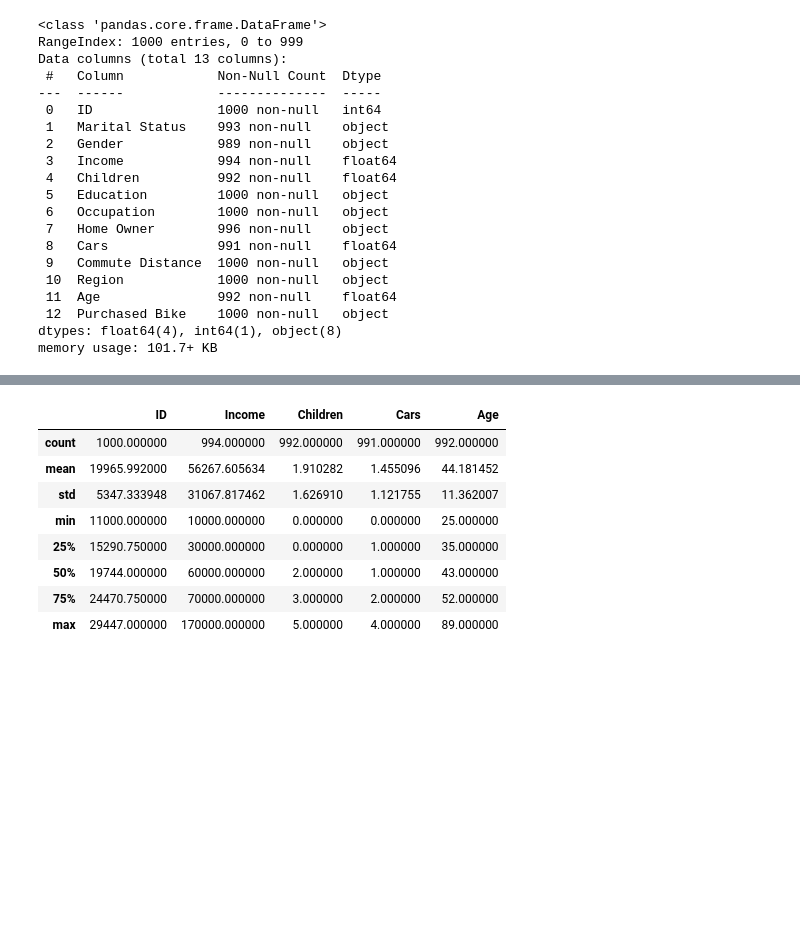
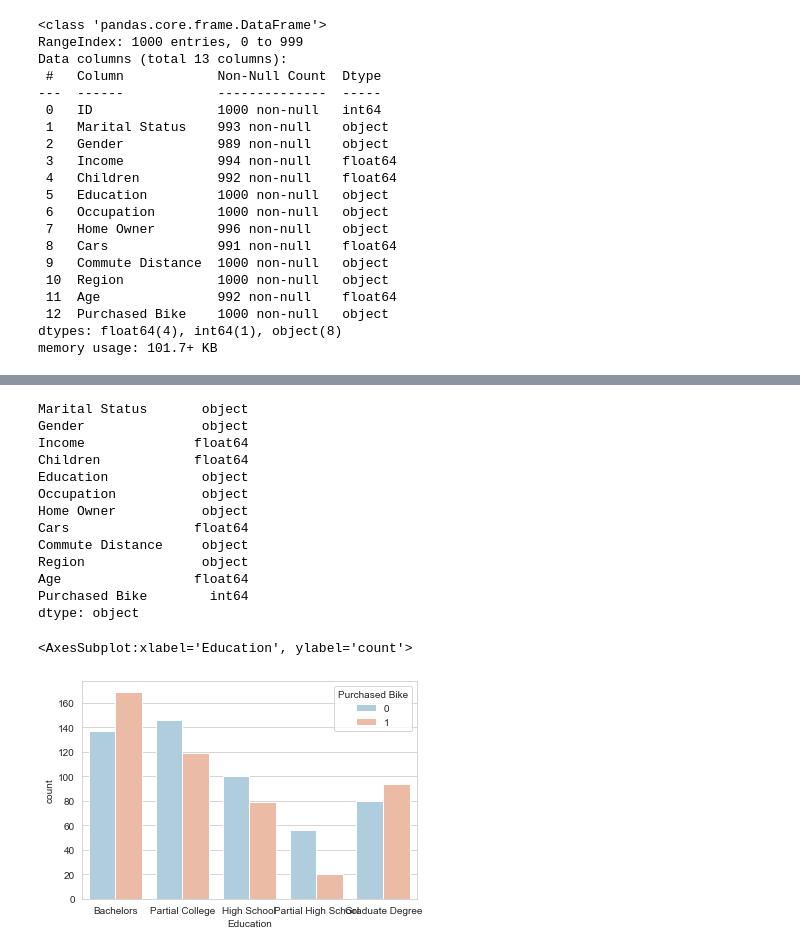
Before and after one commit to FrancoSimonini/bike-buyers-CRISP-DM_G2_CC52, a Jupyter notebook: Code/CodeIbrahimCleaning.ipynb, the cells around one changed output, grey strips where cells are left out. Drawn from its saved outputs; the diff is of its cells as text; code cells hidden in the pictures; blank space fills up the shorter version.

```diff
--- a/Code/CodeIbrahimCleaning.ipynb
+++ b/Code/CodeIbrahimCleaning.ipynb
@@ -42,0 +93,13 @@ memory usage: 101.7+ KB
+# %%
+def change(word):
+    if (word=="Yes"):
+        return 1;
+    return 0;
+df['Purchased Bike']= df['Purchased Bike'].map(change)
+numericas = df.select_dtypes(include=('int64','float64')).columns.tolist()
+
+df.dtypes
+#df.head(20)
+#for numeric in numericas:
+#    print(numeric,df[numeric].co(df['Purchased Bike']))
+sns.heatmap(df.corr())
@@ -43,12 +140,22 @@ memory usage: 101.7+ KB
 # %%
-df.describe()
+df.dtypes
 # %% [output]
-|  | ID | Income | Children | Cars | Age |
-| count | 1000.000000 | 994.000000 | 992.000000 | 991.000000 | 992.000000 |
-| mean | 19965.992000 | 56267.605634 | 1.910282 | 1.455096 | 44.181452 |
-| std | 5347.333948 | 31067.817462 | 1.626910 | 1.121755 | 11.362007 |
-| min | 11000.000000 | 10000.000000 | 0.000000 | 0.000000 | 25.000000 |
-| 25% | 15290.750000 | 30000.000000 | 0.000000 | 1.000000 | 35.000000 |
-| 50% | 19744.000000 | 60000.000000 | 2.000000 | 1.000000 | 43.000000 |
-| 75% | 24470.750000 | 70000.000000 | 3.000000 | 2.000000 | 52.000000 |
-| max | 29447.000000 | 170000.000000 | 5.000000 | 4.000000 | 89.000000 |
+Marital Status       object
+Gender               object
+Income              float64
+Children            float64
+Education            object
+Occupation           object
+Home Owner           object
+Cars                float64
+Commute Distance     object
+Region               object
+Age                 float64
+Purchased Bike        int64
+dtype: object
+# %%
+sns.set_style('whitegrid')
+sns.countplot(x='Education',hue='Purchased Bike',data=df,palette='RdBu_r')
+# %% [output]
+<AxesSubplot:xlabel='Education', ylabel='count'>
+[figure, added]
```
Also changed, not shown: parts of 26 cells of this notebook.
